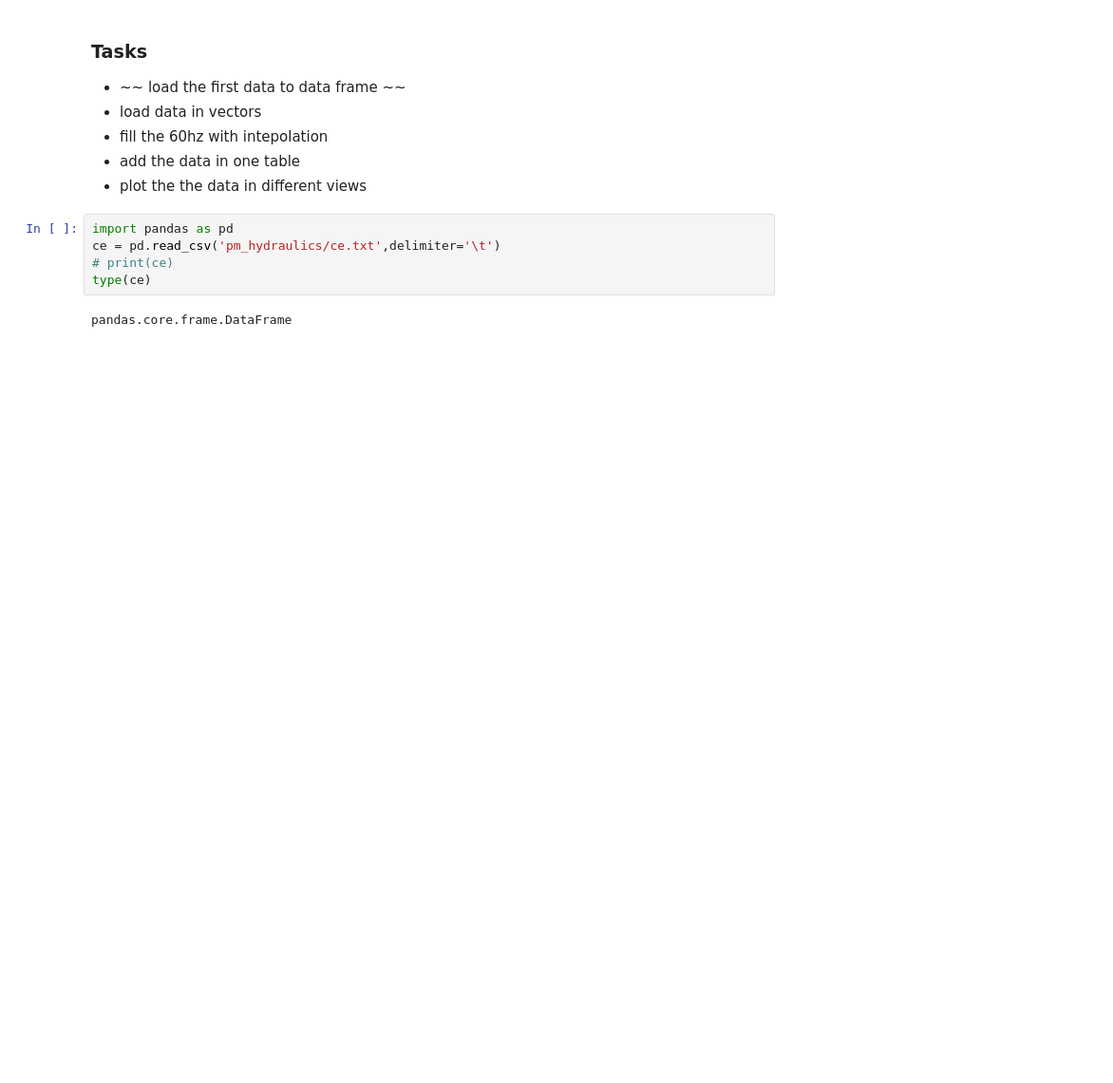
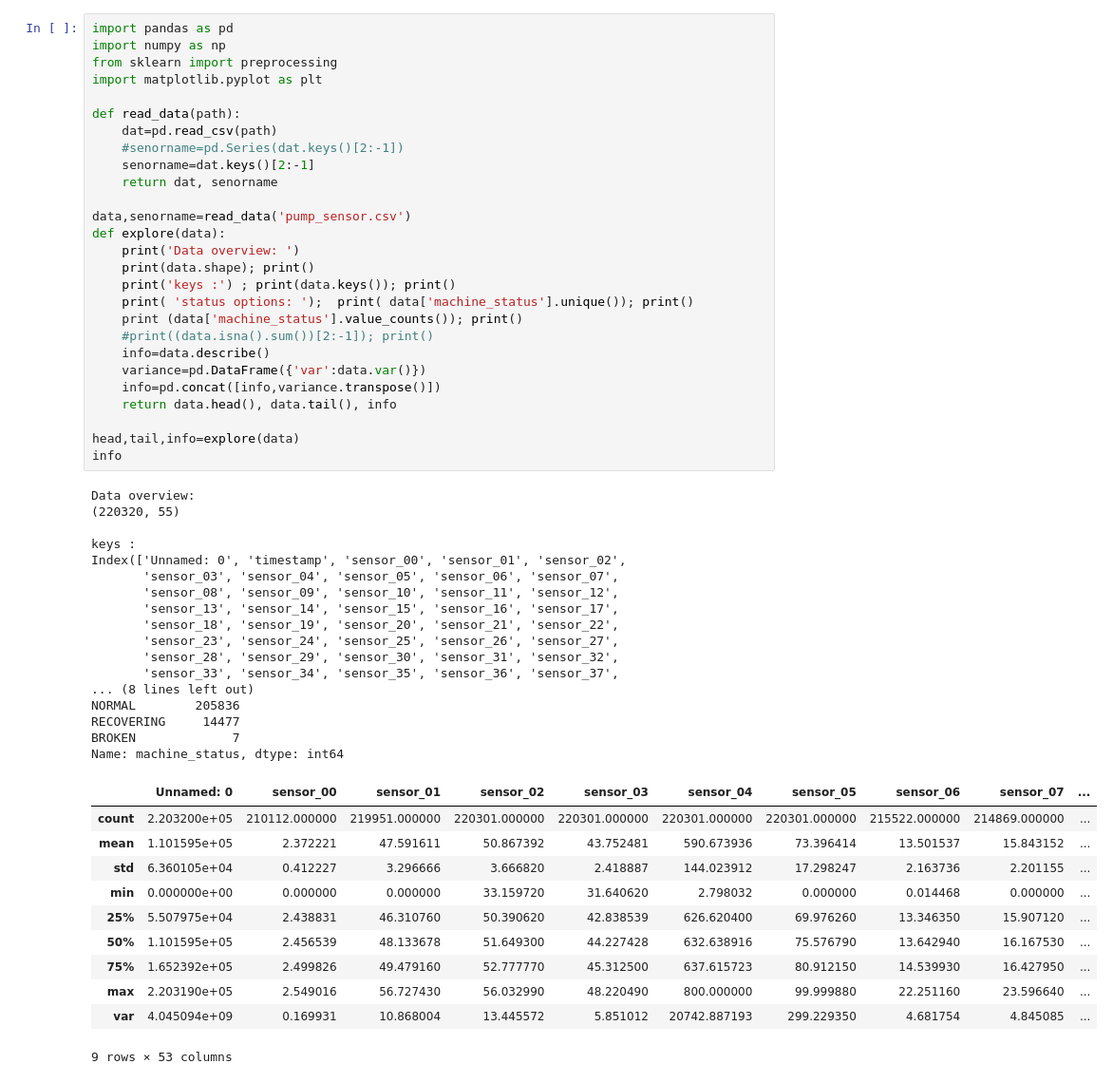
Before and after one commit to Kubikasz/TU-mag-2022, a Jupyter notebook: predictive_maintanance.ipynb, the cells around one changed output. Shown at 95% size. Saved outputs shown, nothing was run; the diff lists cells and outputs as text; blank space fills up the shorter version.

Commit message:
switch to pump project

```diff
--- a/predictive_maintanance.ipynb
+++ b/predictive_maintanance.ipynb
@@ -52,14 +1,56 @@ The target condition values are cycle-wise annotated in ?profile.txt? (tab-delim
-# %% [markdown]
-### Tasks
-* ~~ load the first data to data frame ~~
-* load data in vectors
-* fill the 60hz with intepolation
-* add the data in one table
-* plot the the data in different views
-# %%
-import pandas as pd
-ce = pd.read_csv('pm_hydraulics/ce.txt',delimiter='\t')
-# print(ce)
-type(ce)
-# %% [output]
-pandas.core.frame.DataFrame
+# %%
+import pandas as pd
+import numpy as np
+from sklearn import preprocessing
+import matplotlib.pyplot as plt
+
+def read_data(path):
+    dat=pd.read_csv(path)
+    #senorname=pd.Series(dat.keys()[2:-1])
+    senorname=dat.keys()[2:-1]
+    return dat, senorname
+
+data,senorname=read_data('pump_sensor.csv')
+def explore(data):
+    print('Data overview: ')
+    print(data.shape); print()
+    print('keys :') ; print(data.keys()); print()
+    print( 'status options: ');  print( data['machine_status'].unique()); print()
+    print (data['machine_status'].value_counts()); print()
+    #print((data.isna().sum())[2:-1]); print()
+    info=data.describe()
+    variance=pd.DataFrame({'var':data.var()})
+    info=pd.concat([info,variance.transpose()])
+    return data.head(), data.tail(), info
+
+head,tail,info=explore(data)
+info
+# %% [output]
+Data overview:
+(220320, 55)
+
+keys :
+Index(['Unnamed: 0', 'timestamp', 'sensor_00', 'sensor_01', 'sensor_02',
+       'sensor_03', 'sensor_04', 'sensor_05', 'sensor_06', 'sensor_07',
+       'sensor_08', 'sensor_09', 'sensor_10', 'sensor_11', 'sensor_12',
+       'sensor_13', 'sensor_14', 'sensor_15', 'sensor_16', 'sensor_17',
+       'sensor_18', 'sensor_19', 'sensor_20', 'sensor_21', 'sensor_22',
+       'sensor_23', 'sensor_24', 'sensor_25', 'sensor_26', 'sensor_27',
+       'sensor_28', 'sensor_29', 'sensor_30', 'sensor_31', 'sensor_32',
+       'sensor_33', 'sensor_34', 'sensor_35', 'sensor_36', 'sensor_37',
+... (8 lines left out)
+NORMAL        205836
+RECOVERING     14477
+BROKEN             7
+Name: machine_status, dtype: int64
+|  | Unnamed: 0 | sensor_00 | sensor_01 | sensor_02 | sensor_03 | sensor_04 | sensor_05 | sensor_06 | sensor_07 | ... |
+| count | 2.203200e+05 | 210112.000000 | 219951.000000 | 220301.000000 | 220301.000000 | 220301.000000 | 220301.000000 | 215522.000000 | 214869.000000 | ... |
+| mean | 1.101595e+05 | 2.372221 | 47.591611 | 50.867392 | 43.752481 | 590.673936 | 73.396414 | 13.501537 | 15.843152 | ... |
+| std | 6.360105e+04 | 0.412227 | 3.296666 | 3.666820 | 2.418887 | 144.023912 | 17.298247 | 2.163736 | 2.201155 | ... |
+| min | 0.000000e+00 | 0.000000 | 0.000000 | 33.159720 | 31.640620 | 2.798032 | 0.000000 | 0.014468 | 0.000000 | ... |
+| 25% | 5.507975e+04 | 2.438831 | 46.310760 | 50.390620 | 42.838539 | 626.620400 | 69.976260 | 13.346350 | 15.907120 | ... |
+| 50% | 1.101595e+05 | 2.456539 | 48.133678 | 51.649300 | 44.227428 | 632.638916 | 75.576790 | 13.642940 | 16.167530 | ... |
+| 75% | 1.652392e+05 | 2.499826 | 49.479160 | 52.777770 | 45.312500 | 637.615723 | 80.912150 | 14.539930 | 16.427950 | ... |
+| max | 2.203190e+05 | 2.549016 | 56.727430 | 56.032990 | 48.220490 | 800.000000 | 99.999880 | 22.251160 | 23.596640 | ... |
+| var | 4.045094e+09 | 0.169931 | 10.868004 | 13.445572 | 5.851012 | 20742.887193 | 299.229350 | 4.681754 | 4.845085 | ... |
+9 rows × 53 columns
```
Also changed, not shown: parts of 8 cells of this notebook, 21 other files.
